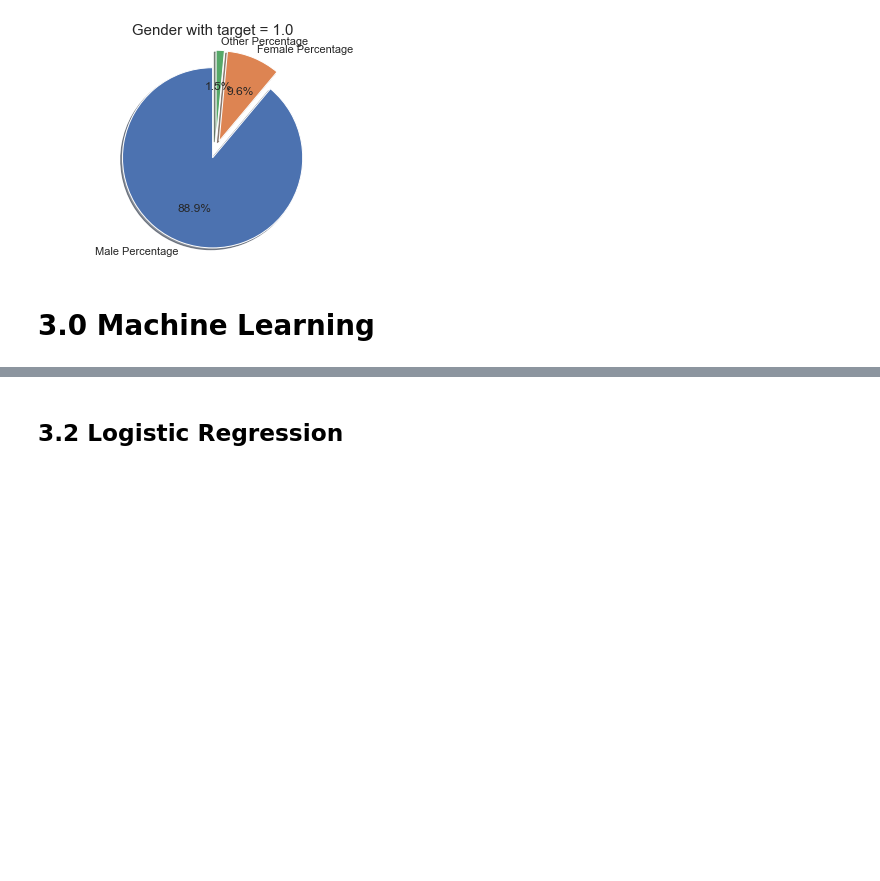
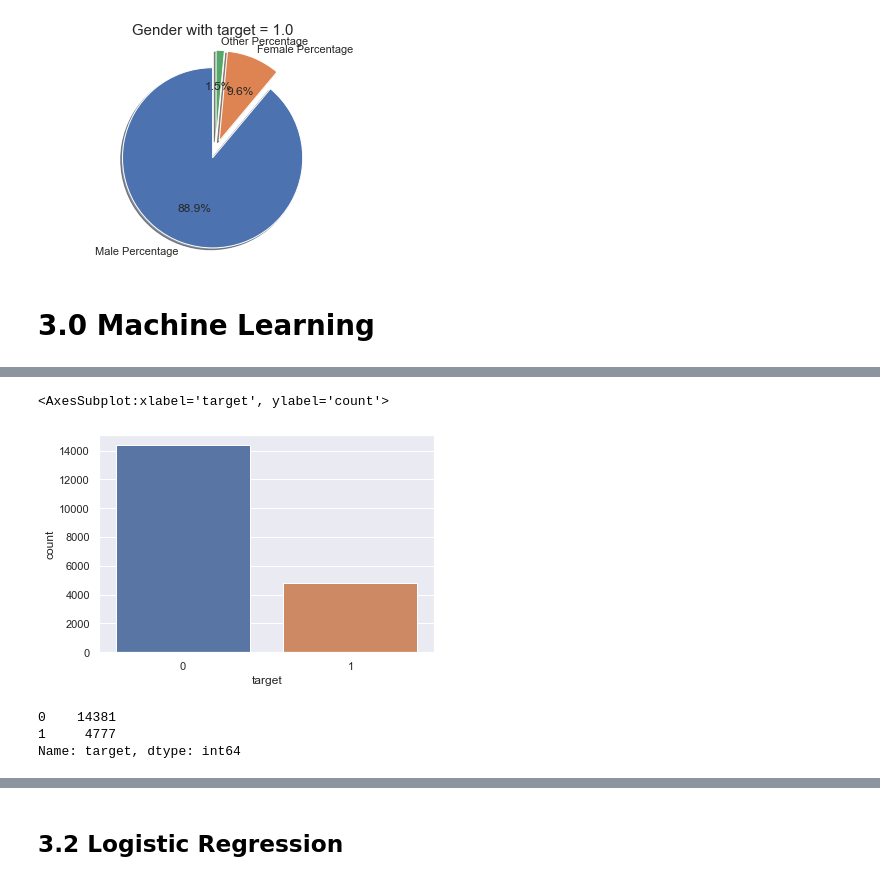
Before and after one commit to mermaidzhang/Job-Change-of-Data-Scientists, a Jupyter notebook: Segment2_code.ipynb, the cells around one changed output, grey strips where cells are left out. Saved outputs shown, nothing was run; the diff lists cells and outputs as text; code cells hidden in the pictures; blank space fills up the shorter version.

```diff
--- a/Segment2_code.ipynb
+++ b/Segment2_code.ipynb
@@ -459,2 +492,44 @@ plt.show()
 # %%
 ## 3.1 Coding & Scaling
+# %%
+# Fitting and encoding the columns with the LabelEncoder
+# Create the LabelEncoder instance
+le = LabelEncoder()
+
+# gender column
+le.fit(hrd_train_df["gender"])
+hrd_train_df["gender"] = le.transform(hrd_train_df["gender"])
+
+# Encoding relevent_experience column
+le.fit(hrd_train_df["relevent_experience"])
+hrd_train_df["relevent_experience"] = le.transform(hrd_train_df["relevent_experience"])
+
+# Encoding enrolled_university column
+le.fit(hrd_train_df["enrolled_university"])
+hrd_train_df["enrolled_university"] = le.transform(hrd_train_df["enrolled_university"])
+
+# Encoding education_level column
+le.fit(hrd_train_df["education_level"])
+hrd_train_df["education_level"] = le.transform(hrd_train_df["education_level"])
+
+# Encoding major_discipline column
+le.fit(hrd_train_df["major_discipline"])
+hrd_train_df["major_discipline"] = le.transform(hrd_train_df["major_discipline"])
+
+# Encoding experience column
+le.fit(hrd_train_df["experience"])
+hrd_train_df["experience"] = le.transform(hrd_train_df["experience"])
+
+# Encoding company_size column
+le.fit(hrd_train_df["company_size"])
+hrd_train_df["company_size"] = le.transform(hrd_train_df["company_size"])
+
+# Encoding company_type column
+le.fit(hrd_train_df["company_type"])
+hrd_train_df["company_type"] = le.transform(hrd_train_df["company_type"])
+
+# Encoding last_new_job column
+le.fit(hrd_train_df["last_new_job"])
+hrd_train_df["last_new_job"] = le.transform(hrd_train_df["last_new_job"])
+
+hrd_train_df
@@ -500,2 +591,15 @@ X_train.shape
+# %%
+sns.countplot(x = "target" , data = hrd_train_df)
+# %% [output]
+<AxesSubplot:xlabel='target', ylabel='count'>
+[figure, added]
+# %%
+hrd_train_df["target"].value_counts()
+
+# Number of employees looking for new job is lower than those who remain.
+# %% [output]
+0    14381
+1     4777
+Name: target, dtype: int64
 # %%
 # Resample the training data with the RandomOversampler
```
Also changed, not shown: parts of 19 cells of this notebook.
